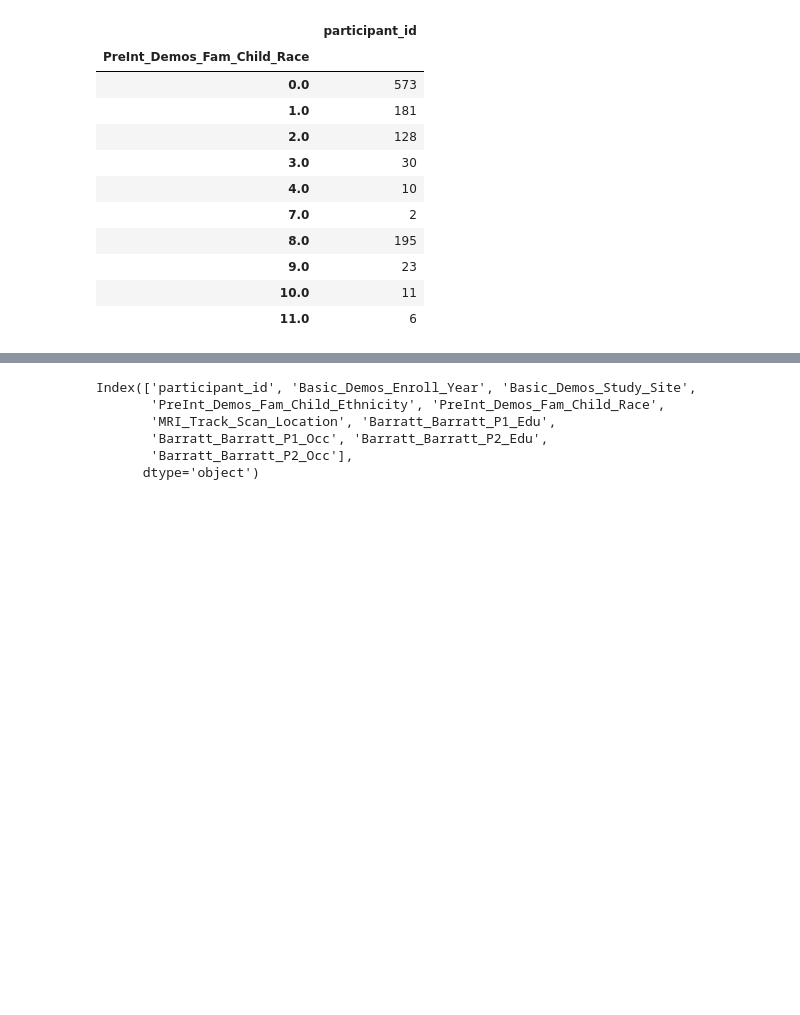
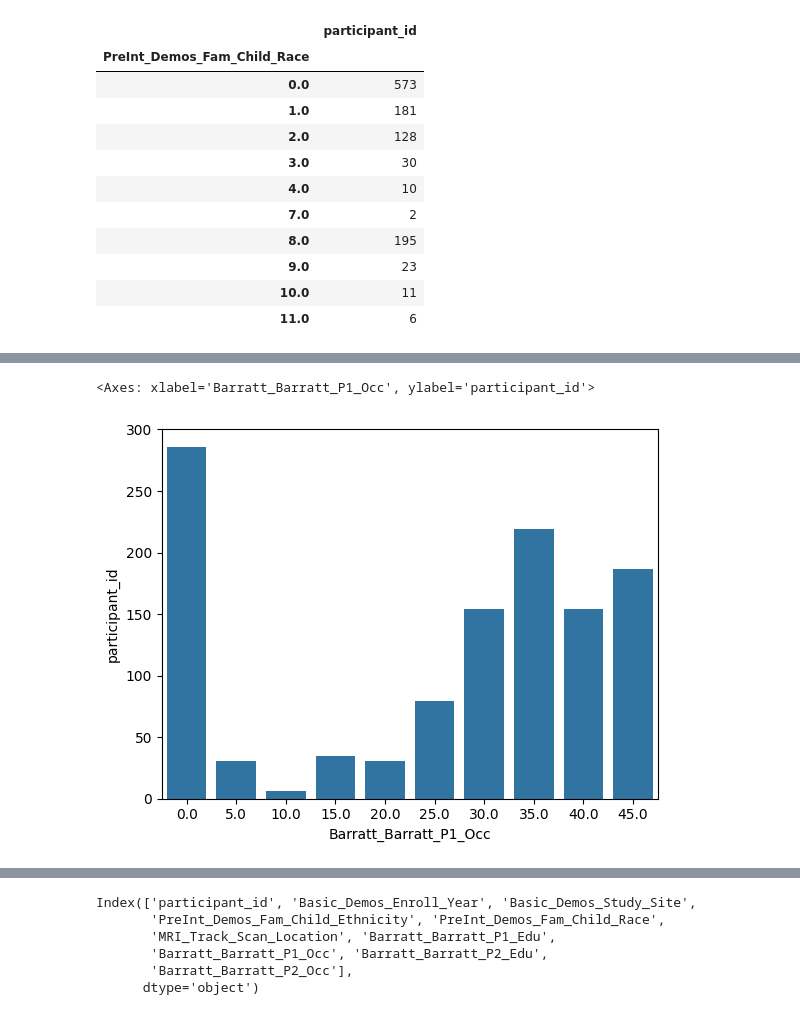
Before and after one commit to AngC1998/WiDS-Datathon-2025, a Jupyter notebook: WiDS_Datathon_2025.ipynb, the cells around one changed output, grey strips where cells are left out. Cells and saved outputs as stored; diff of their text form; code cells hidden in the pictures; blank space fills up the shorter version.

```diff
--- a/WiDS_Datathon_2025.ipynb
+++ b/WiDS_Datathon_2025.ipynb
@@ -160,0 +199,4 @@ sns.barplot(x='PreInt_Demos_Fam_Child_Ethnicity', y='participant_id', data=race_
+# %%
+p1_occ_count = train_categorical_df.groupby('Barratt_Barratt_P1_Occ').count()['participant_id']
+p1_occ_count = p1_occ_count.to_frame()
+p1_occ_count
@@ -160,0 +216,5 @@ sns.barplot(x='PreInt_Demos_Fam_Child_Ethnicity', y='participant_id', data=race_
+# %%
+sns.barplot(x='Barratt_Barratt_P1_Occ', y='participant_id', data=p1_occ_count)
+# %% [output]
+<Axes: xlabel='Barratt_Barratt_P1_Occ', ylabel='participant_id'>
+[figure, added]
```
Also changed, not shown: parts of 14 cells of this notebook.
